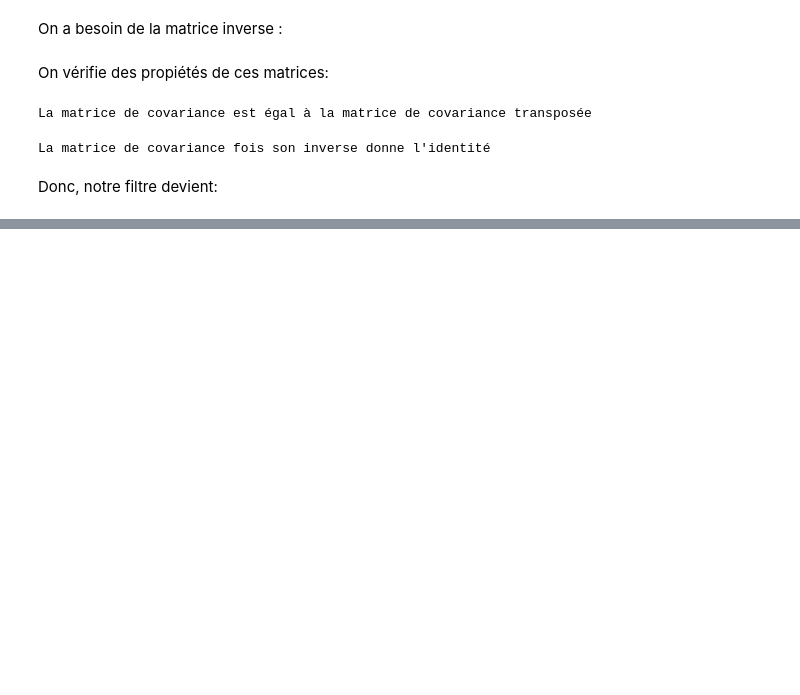
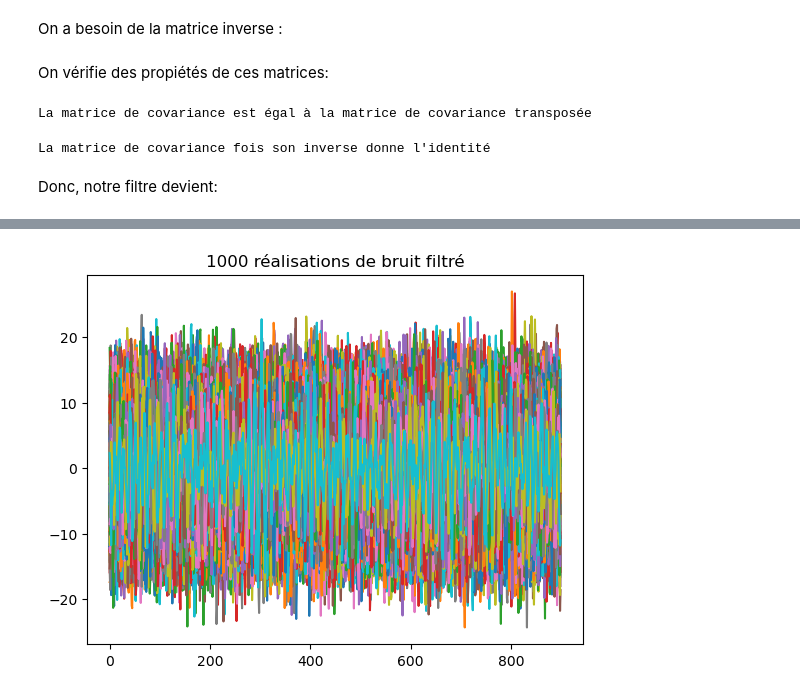
Before and after one commit to Ovive57/M2_filtrage, a Jupyter notebook: Signal_complexe.ipynb, the cells around one changed output, grey strips where cells are left out. Drawn from its saved outputs; the diff is of its cells as text; code cells hidden in the pictures; blank space fills up the shorter version.

```diff
--- a/Signal_complexe.ipynb
+++ b/Signal_complexe.ipynb
@@ -208,0 +234,15 @@ filtre = np.dot(cov, signal_model)
+# %%
+plt.figure()
+bruit_filtre = np.zeros(900)
+devbr = 0
+for i in range(1000):
+    bruit_color = bruit(dens)
+    prodbruit = cross(filtre, bruit_color)
+    bruit_filtre += prodbruit
+    dev = np.std(prodbruit)
+    devbr+= dev
+    plt.title("1000 réalisations de bruit filtré")
+    plt.plot(prodbruit)
+plt.show()
+# %% [output]
+[figure, added]
```
Also changed, not shown: parts of 11 cells of this notebook.
